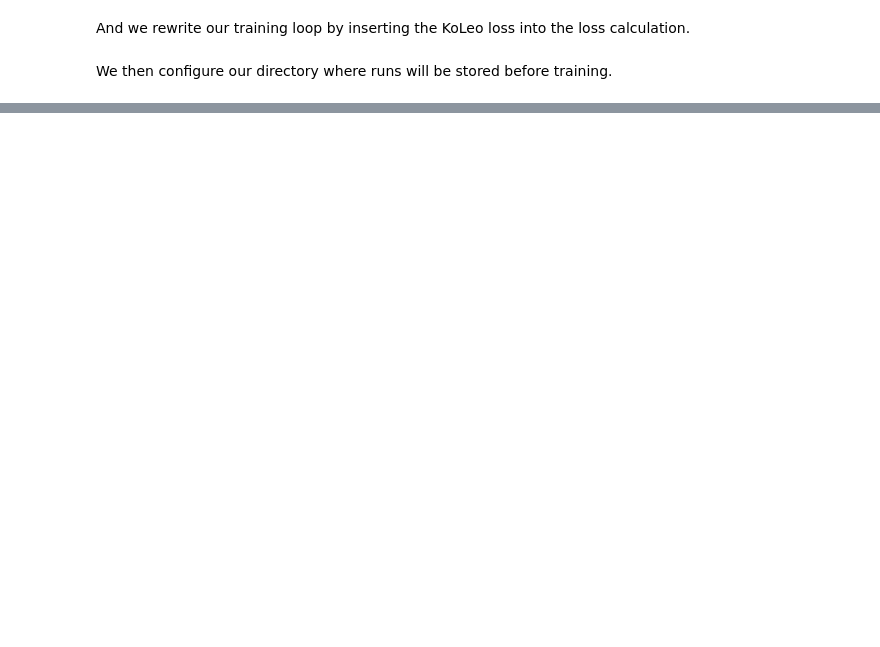
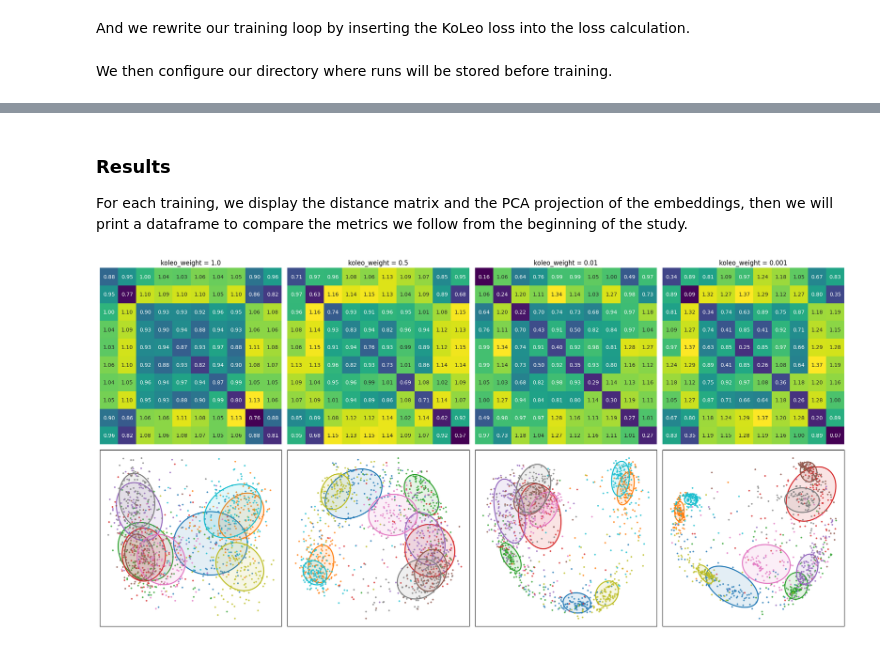
Before and after one commit to adlane98/koleo-study, a Jupyter notebook: notebooks/english/chapter2.ipynb, the cells around one changed output, grey strips where cells are left out. Cells and saved outputs as stored; diff of their text form; code cells hidden in the pictures; blank space fills up the shorter version.

```diff
--- a/notebooks/english/chapter2.ipynb
+++ b/notebooks/english/chapter2.ipynb
@@ -386,14 +425,15 @@ We will use `KFold` from scikit-learn to divide our triplets into K=5 folds. For
 # %%
 from sklearn.model_selection import KFold
-from torch.utils.data import DataLoader
-from training_utils import TripletsCIFAR10Dataset, TRAIN_TRANSFORMS
+
 import copy
 
 K_FOLDS = 5
-EPOCHS_PER_FOLD = 10
+EPOCHS_PER_FOLD = 7
 
 kfold = KFold(n_splits=K_FOLDS, shuffle=True, random_state=seed)
 
+device = get_device()
+
 results_no_koleo = {"areas": {cls: [] for cls in LABEL_NAMES}, "auc": []}
 results_with_koleo = {"areas": {cls: [] for cls in LABEL_NAMES}, "auc": []}
 # %% [markdown]
@@ -471,7 +528,7 @@ for fold_idx, (train_idx, val_idx) in enumerate(kfold.split(triplets)):
 
     print(f"Training WITHOUT KoLeo loss...")
     metrics_no_koleo = train_and_compute_metrics(
-        fold_train_triplets, fold_train_labels,
+        fold_train_triplets,
         fold_val_triplets, fold_val_labels,
         use_koleo=False, epochs=EPOCHS_PER_FOLD
     )
@@ -482,7 +539,7 @@ for fold_idx, (train_idx, val_idx) in enumerate(kfold.split(triplets)):
 
     print(f"Training WITH KoLeo loss...")
     metrics_with_koleo = train_and_compute_metrics(
-        fold_train_triplets, fold_train_labels,
+        fold_train_triplets,
         fold_val_triplets, fold_val_labels,
         use_koleo=True, epochs=EPOCHS_PER_FOLD
     )
@@ -538,0 +714,68 @@ In the next part, we will study the impact of gradient accumulation on this beha
+# %% [markdown]
+### Results
+
+For each training, we display the distance matrix and the PCA projection of the embeddings, then we will print a dataframe to compare the metrics we follow from the beginning of the study.
+# %%
+import matplotlib.pyplot as plt
+import seaborn as sns
+import pandas as pd
+from matplotlib.patches import Ellipse
+
+fig, axes = plt.subplots(2, 4, figsize=(20, 10))
+
+for col_idx, kw in enumerate(koleo_weights):
+    data = results[kw]
+
+    ax_dist = axes[0, col_idx]
+    sns.heatmap(
+        data["dist_matrix"],
+        xticklabels=False,
+        yticklabels=False,
+        annot=True,
+        fmt='.2f',
+        cmap='viridis',
+        cbar=False,
+        ax=ax_dist
+    )
+    ax_dist.set_title(f'koleo_weight = {kw}', fontsize=12)
+    ax_dist.set_xticklabels(ax_dist.get_xticklabels(), rotation=45, ha='right')
+
+    ax_pca = axes[1, col_idx]
+    pca_df = pd.DataFrame({
+        'PC1': data["emb_2d"][:, 0],
+        'PC2': data["emb_2d"][:, 1],
+        'Label': data["lab_arr"]
+    })
+
+    palette = sns.color_palette("tab10", n_colors=10)
+    class_names = sorted(LABEL_NAMES)
+    color_map = {cls: palette[i] for i, cls in enumerate(class_names)}
+
+    for cls_idx, cls in enumerate(class_names):
+        mask = pca_df['Label'] == cls_idx
+        ax_pca.scatter(
+            pca_df.loc[mask, 'PC1'],
+            pca_df.loc[mask, 'PC2'],
+            c=[color_map[cls]],
+            alpha=0.7,
+            s=5,
+            label=None
+        )
+        ax_pca.set_xticks([])
+        ax_pca.set_yticks([])
+        ax_pca.set_xlabel('')
+        ax_pca.set_ylabel('')
+
+        ep = data["ellipse_params"][cls]
+        center, w, h, angle = ep["center"], ep["width"], ep["height"], ep["angle"]
+        color = color_map[cls]
+        ellipse = Ellipse(
+            xy=center, width=w, height=h, angle=angle,
+            facecolor=(*color, 0.12), edgecolor=color, linewidth=2
+        )
+        ax_pca.add_patch(ellipse)
+
+plt.tight_layout()
+plt.show()
+# %% [output]
+[figure, added]
```
Also changed, not shown: parts of 39 cells of this notebook, 4 other files.
